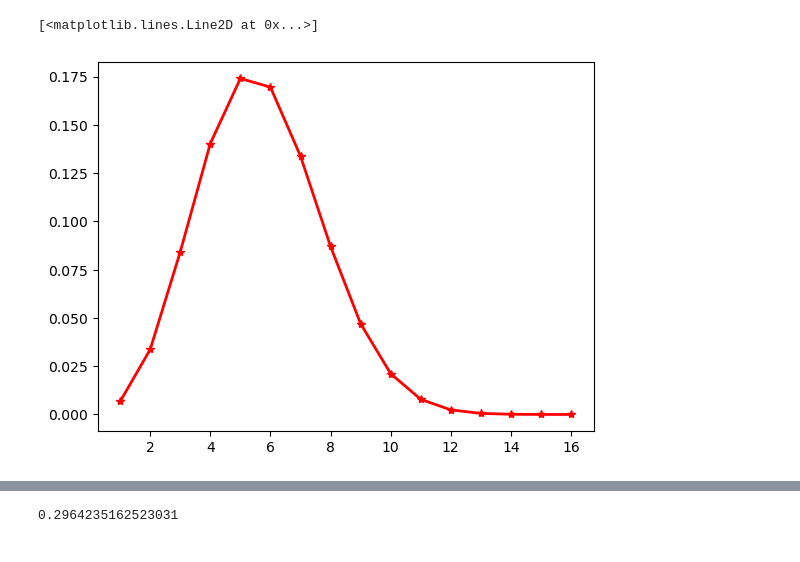
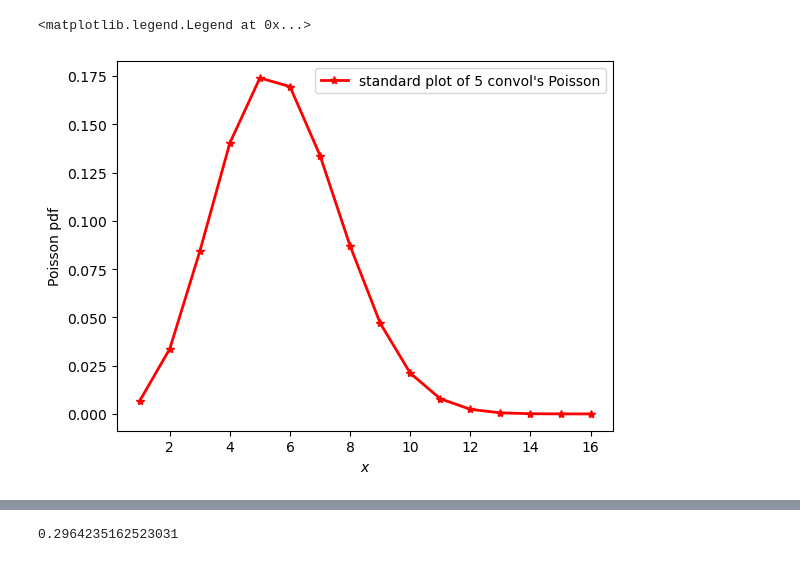
Before and after one commit to AurelianoLZA/Phys_434, a Jupyter notebook: Lab 2.ipynb, the cells around one changed output, grey strips where cells are left out. Saved outputs shown, nothing was run; the diff lists cells and outputs as text; code cells hidden in the pictures.

```diff
--- a/Lab 2.ipynb
+++ b/Lab 2.ipynb
@@ -28,15 +31,17 @@ def convolv(A,old,count):
 # %%
 # We can refer to the graph below where we convolve 5 days of Poisson distribution
 # %%
+# B
 new_pdf = convolv(pdf,pdf,5) # We convolve Poisson's pdf 5 times
 length = len(new_pdf)
 fig2,ax2 = plt.subplots()
-#plt.yscale("log")
 y = np.linspace(1,16,16)
-ax2.plot(y,new_pdf,'r*-',lw="2")
-# We can see from the plot below that the distribution still looks like Poisson
-# This make sense since the Poisson distribution is an exponential function. The convolution between two Poisson distribution
-# means that we are only changing the coefficients. Thus, the summed pdf is still Poisson distribution
+ax2.plot(y,new_pdf,'r*-',lw="2",label="standard plot of 5 convol's Poisson")
+ax2.set_xlabel("$x$")
+ax2.set_ylabel("Poisson pdf")
+ax2.legend()
+# We can see from the plot below that the distribution still looks like Poisson,
+# we can change the y scale to log function
 # %% [output]
-[<matplotlib.lines.Line2D at 0x...>]
+<matplotlib.legend.Legend at 0x...>
-[figure, old version]
+[figure, new version]
```
Also changed, not shown: parts of 18 cells of this notebook.
